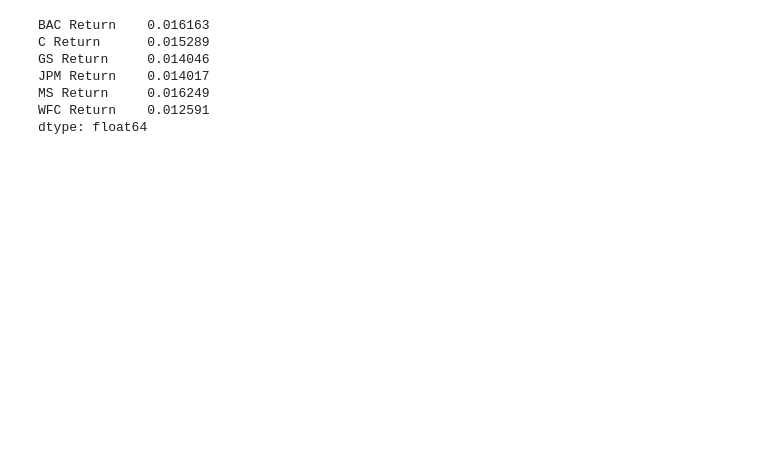
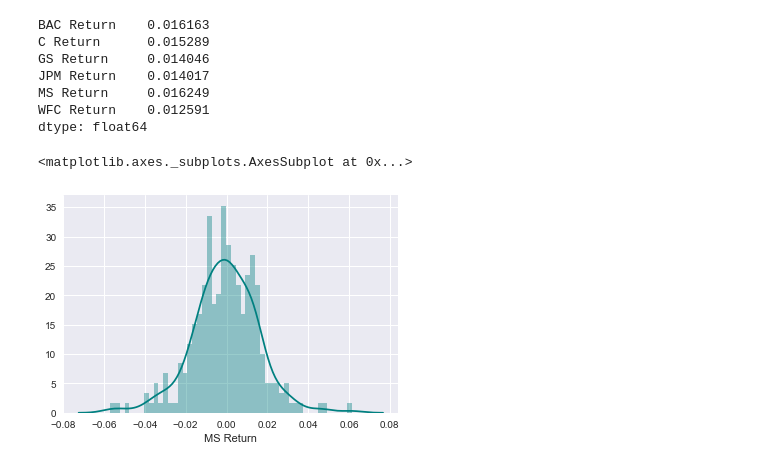
Before and after one commit to stephbarrios/Financial_Analysis, a Jupyter notebook: Financial_Analysis.ipynb, the cells around one changed output. Cells and saved outputs as stored; diff of their text form; code cells hidden in the pictures; blank space fills up the shorter version.

```diff
--- a/Financial_Analysis.ipynb
+++ b/Financial_Analysis.ipynb
@@ -120,5 +152,11 @@ MS Return     0.016249
 WFC Return    0.012591
 dtype: float64
 # %%
-sns.distplot(returns.ix['2015-01-01':'2015-12-31']['MS Return'],color='green',bins=100)
+# Distplot using seaborn of 2015 returns for MS
+
+sns.distplot(returns.ix['2015-01-01':'2015-12-31']['MS Return'], color='teal',
+            bins=50)
+# %% [output]
+<matplotlib.axes._subplots.AxesSubplot at 0x...>
+[figure, added]
 # %%
```
Also changed, not shown: parts of 36 cells of this notebook.
